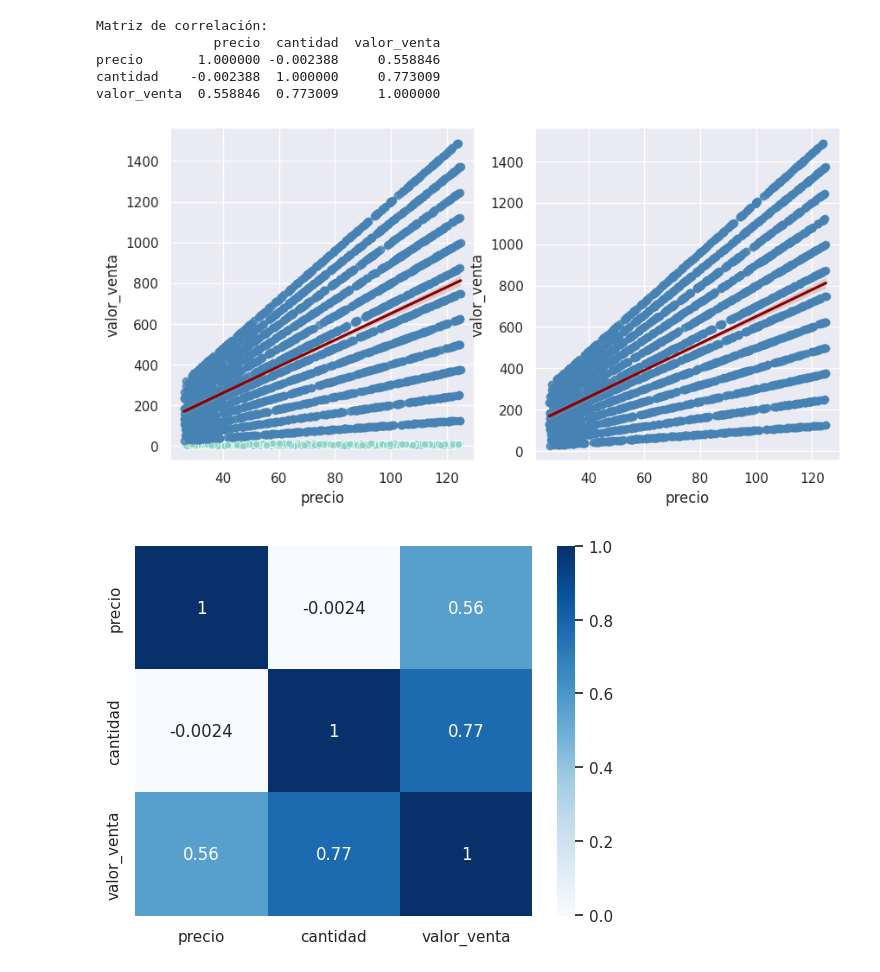
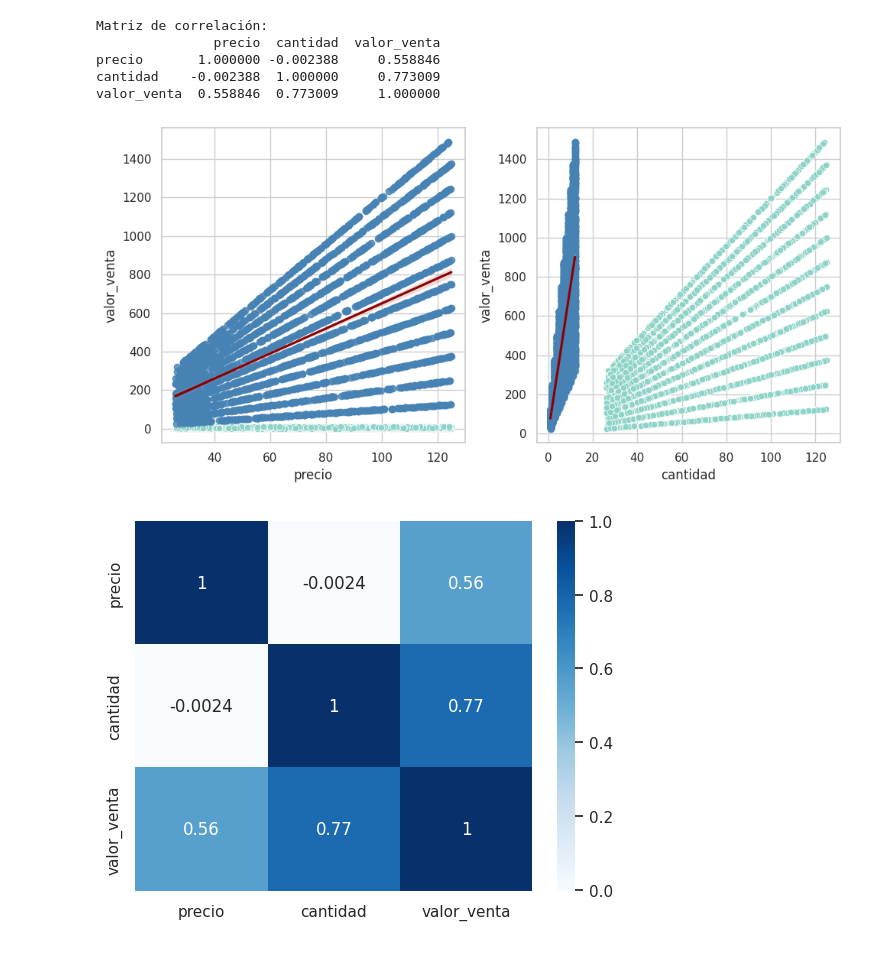
Before and after one commit to FerJGit/TT-2C2025-Data-Analitycs-Notebooks, a Jupyter notebook: EntregaFinal/Mis_Archivos/EntregaFinal.ipynb, the cells around one changed output. Drawn from its saved outputs; the diff is of its cells as text; code cells hidden in the pictures.

```diff
--- a/EntregaFinal/Mis_Archivos/EntregaFinal.ipynb
+++ b/EntregaFinal/Mis_Archivos/EntregaFinal.ipynb
@@ -1251,34 +1252,33 @@ valor_venta  0.558846  0.773009     1.000000
 # %%
 # Representamos las variables en un scatterplot o gráfico de dispersión
 # Y agregamos una línea de tendencia
 
 plt.figure(figsize=(10,5))
+
 plt.subplot(1,2,1)
 sns.scatterplot(data=df_ventas, x="precio", y="cantidad")
-
 # agrega una linea de regresion
 sns.regplot(
     data=df_ventas,
     x="precio",
     y="valor_venta",
     color="steelblue",
     line_kws={"color": "darkred", "label": "Recta de regresión"}
 )
 
 plt.subplot(1,2,2)
 sns.scatterplot(data=df_ventas, x="precio", y="valor_venta")
 sns.regplot(
     data=df_ventas,
-    x="precio",
+    x="cantidad",
     y="valor_venta",
     color="steelblue",
     line_kws={"color": "darkred", "label": "Recta de regresión"}
 )
-
-
+plt.tight_layout()
 plt.show()
 # %% [output]
-[figure, old version]
+[figure, new version]
 # %%
 # Creamos un mapa de calor para representar la matríz de correlación
 sns.heatmap(correlacion, annot=True, cmap="Blues") # cmap = Blues, Greens, rocket
```
Also changed, not shown: parts of 12 cells of this notebook.
